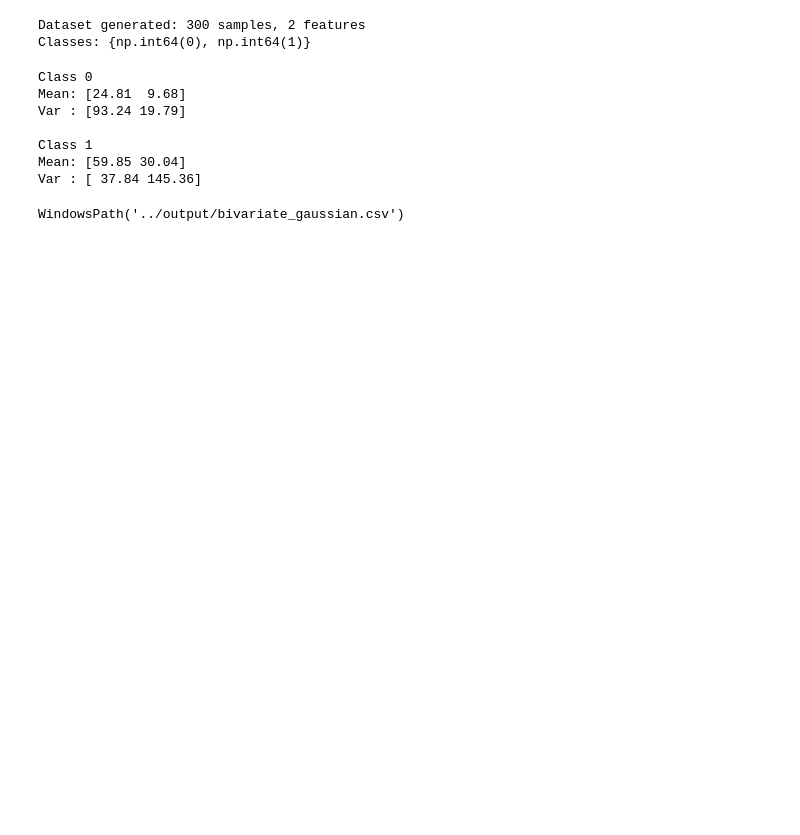
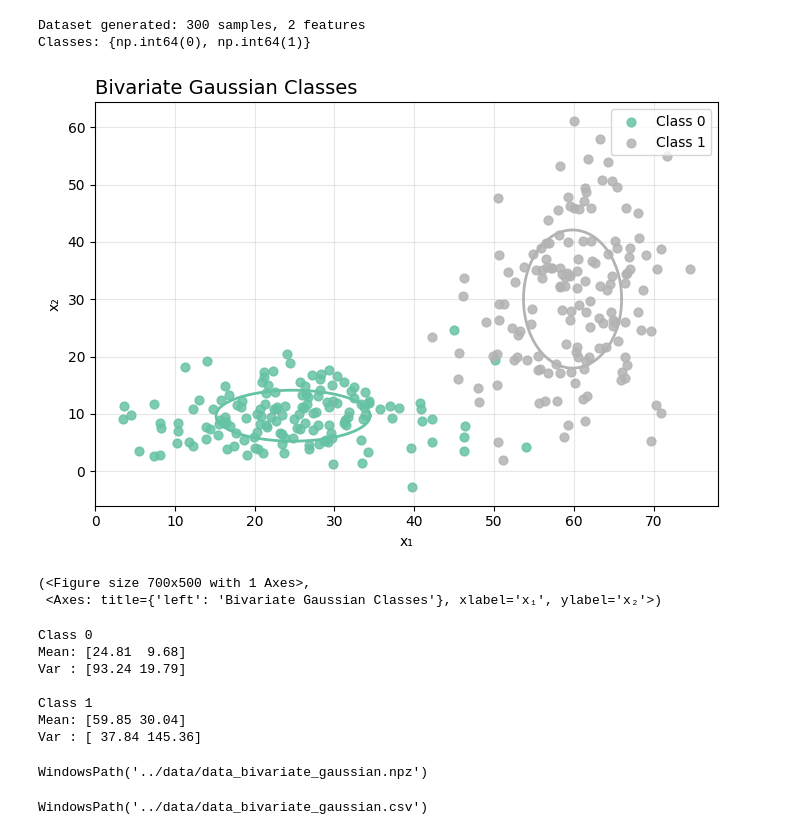
Before and after one commit to dantas-ds/ml-foundations-msc-ppgi, a Jupyter notebook: notebooks/01-dataset.ipynb, the cells around one changed output. Cells and saved outputs as stored; diff of their text form; code cells hidden in the pictures; blank space fills up the shorter version.

Commit message:
feat(viz, tasks): add K-means task module and improved visualization utilities

```diff
--- a/notebooks/01-dataset.ipynb
+++ b/notebooks/01-dataset.ipynb
@@ -23,7 +24,11 @@ Classes: {np.int64(0), np.int64(1)}
 # %%
 # Visualize the two Gaussian classes
 
-scatter(X, y,title="Bivariate Gaussian Classes")
+scatter_data(X, y,title="Bivariate Gaussian Classes")
+# %% [output]
+[figure, added]
+(<Figure size 700x500 with 1 Axes>,
+ <Axes: title={'left': 'Bivariate Gaussian Classes'}, xlabel='x₁', ylabel='x₂'>)
 # %%
 for cls in np.unique(y):
     Xc = X[y == cls]
@@ -39,9 +44,15 @@ Var : [93.24 19.79]
 Class 1
 Mean: [59.85 30.04]
 Var : [ 37.84 145.36]
+# %%
+# Save generated dataset
+
+save_dataset(X, y, "../data/data_bivariate_gaussian.npz")
+# %% [output]
+WindowsPath('../data/data_bivariate_gaussian.npz')
 # %%
 # Export generated dataset
 
-export_csv(X, y, "../output/data_bivariate_gaussian.csv")
+export_csv(X, y, "../data/data_bivariate_gaussian.csv")
 # %% [output]
-WindowsPath('../output/bivariate_gaussian.csv')
+WindowsPath('../data/data_bivariate_gaussian.csv')
```
Also changed, not shown: parts of 1 cell of this notebook, 8 other files.
